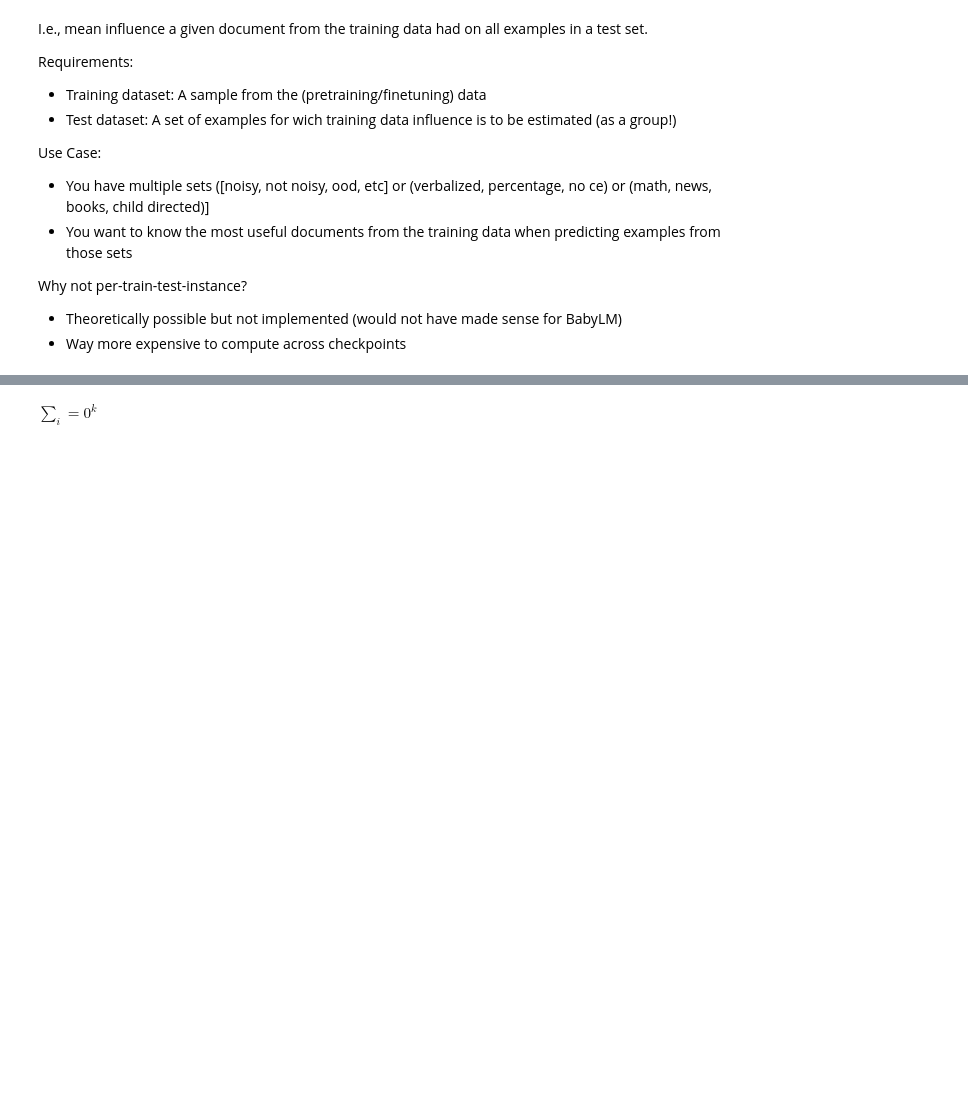
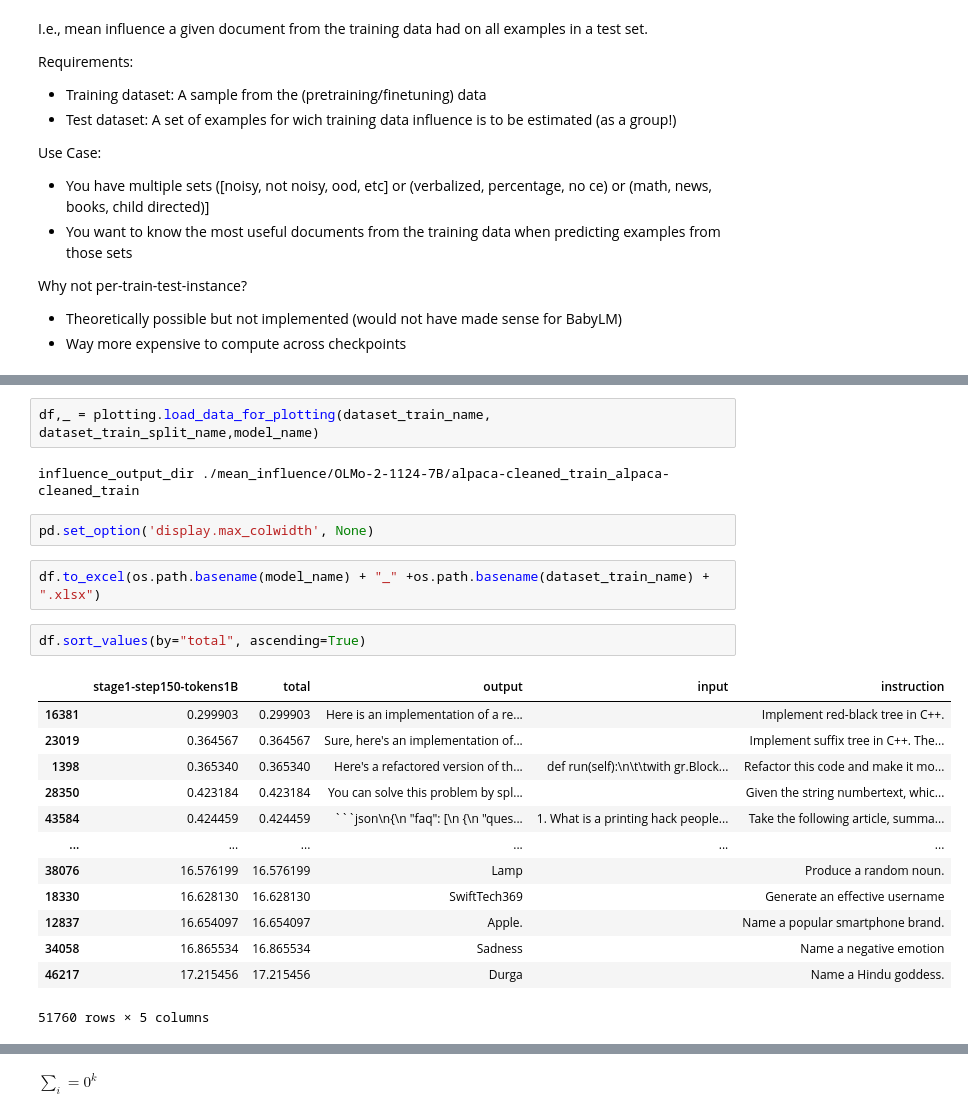
Before and after one commit to loris3/babylm, a Jupyter notebook: olmo.ipynb, the cells around one changed output, grey strips where cells are left out. Cells and saved outputs as stored; diff of their text form; blank space fills up the shorter version.

````diff
--- a/olmo.ipynb
+++ b/olmo.ipynb
@@ -16,0 +47,24 @@ Why not per-train-test-instance?
+# %%
+df,_ = plotting.load_data_for_plotting(dataset_train_name, dataset_train_split_name,model_name)
+# %% [output]
+influence_output_dir ./mean_influence/OLMo-2-1124-7B/alpaca-cleaned_train_alpaca-cleaned_train
+# %%
+pd.set_option('display.max_colwidth', None)
+# %%
+df.to_excel(os.path.basename(model_name) + "_" +os.path.basename(dataset_train_name) + ".xlsx")
+# %%
+df.sort_values(by="total", ascending=True)
+# %% [output]
+|  | stage1-step150-tokens1B | total | output | input | instruction |
+| 16381 | 0.299903 | 0.299903 | Here is an implementation of a re... |  | Implement red-black tree in C++. |
+| 23019 | 0.364567 | 0.364567 | Sure, here's an implementation of... |  | Implement suffix tree in C++. The... |
+| 1398 | 0.365340 | 0.365340 | Here's a refactored version of th... | def run(self):\n\t\twith gr.Block... | Refactor this code and make it mo... |
+| 28350 | 0.423184 | 0.423184 | You can solve this problem by spl... |  | Given the string numbertext, whic... |
+| 43584 | 0.424459 | 0.424459 | ```json\n{\n "faq": [\n {\n "ques... | 1. What is a printing hack people... | Take the following article, summa... |
+| ... | ... | ... | ... | ... | ... |
+| 38076 | 16.576199 | 16.576199 | Lamp |  | Produce a random noun. |
+| 18330 | 16.628130 | 16.628130 | SwiftTech369 |  | Generate an effective username |
+| 12837 | 16.654097 | 16.654097 | Apple. |  | Name a popular smartphone brand. |
+| 34058 | 16.865534 | 16.865534 | Sadness |  | Name a negative emotion |
+| 46217 | 17.215456 | 17.215456 | Durga |  | Name a Hindu goddess. |
+51760 rows × 5 columns
````
Also changed, not shown: parts of 43 cells of this notebook, 15 other files.
